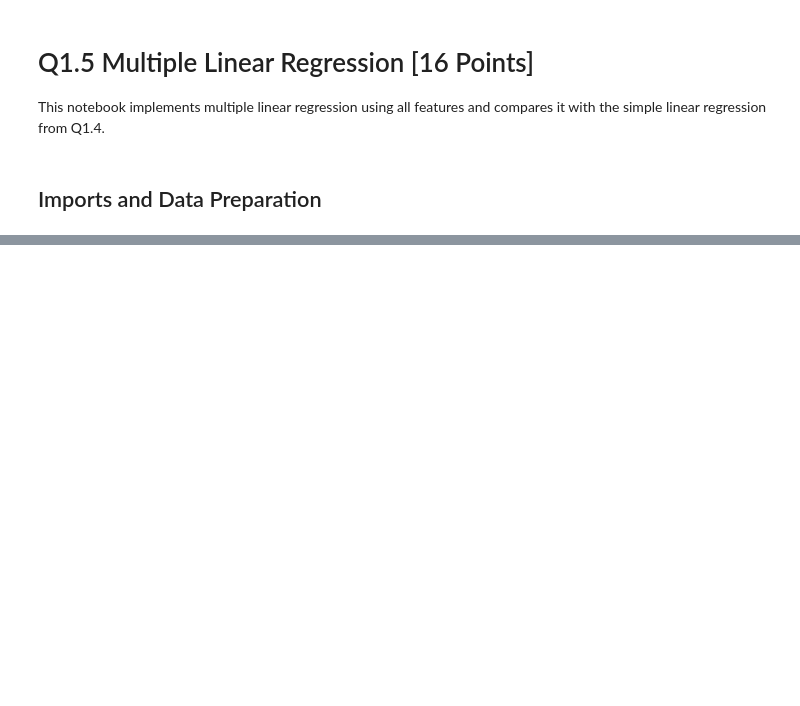
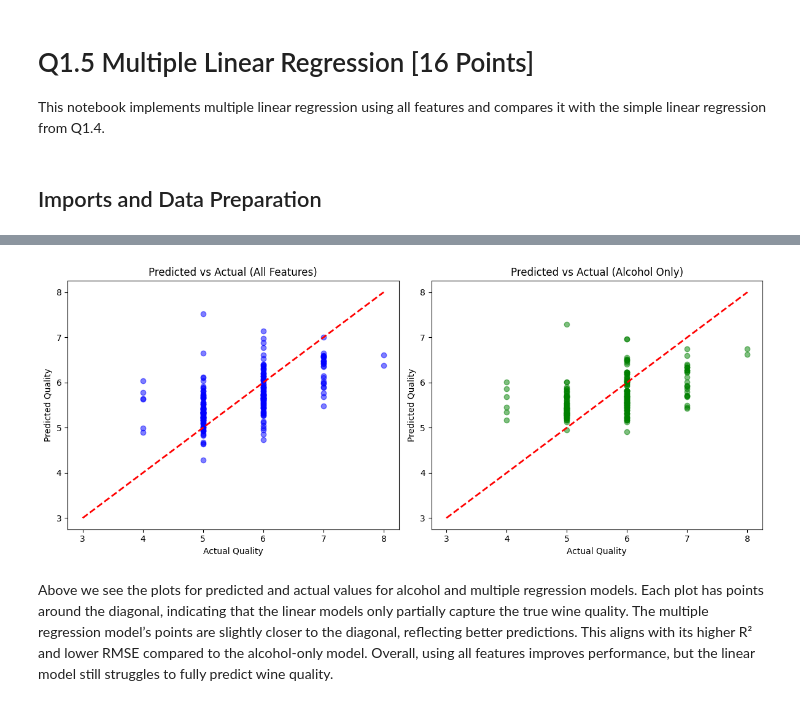
Before and after one commit to MustafaKess/IDATG2208-ML-assignment-1, a Jupyter notebook: exercise 1/Q1.5.ipynb, the cells around one changed output, grey strips where cells are left out. Saved outputs shown, nothing was run; the diff lists cells and outputs as text; code cells hidden in the pictures; blank space fills up the shorter version.

```diff
--- a/exercise 1/Q1.5.ipynb
+++ b/exercise 1/Q1.5.ipynb
@@ -646,0 +7,16 @@ Simple Linear Regression (Alcohol):
+# %%
+from sklearn.linear_model import SGDRegressor
+from sklearn.model_selection import train_test_split
+from sklearn.preprocessing import StandardScaler
+from sklearn.metrics import mean_squared_error, r2_score
+import pandas as pd
+import numpy as np
+
+
+# Load dataset
+df = pd.read_csv("WineQT.csv")
+
+# All features
+X_all = df.drop(columns=["quality"]).values
+X_alcohol = df[["alcohol"]].values
+y = df["quality"].values
@@ -646,0 +90,54 @@ Simple Linear Regression (Alcohol):
+# %%
+import matplotlib.pyplot as plt
+from sklearn.linear_model import SGDRegressor
+from sklearn.preprocessing import StandardScaler
+from sklearn.model_selection import train_test_split
+from sklearn.metrics import mean_squared_error, r2_score
+
+# Function to get predictions for a single split (80/20)
+def get_predictions(X, y, eta=0.01, max_iter=1000, random_state=42):
+    X_train, X_test, y_train, y_test = train_test_split(
+        X, y, test_size=0.2, shuffle=True, random_state=random_state
+    )
+
+    scaler = StandardScaler()
+    X_train_scaled = scaler.fit_transform(X_train)
+    X_test_scaled = scaler.transform(X_test)
+
+    sgd = SGDRegressor(max_iter=max_iter, tol=1e-3, eta0=eta, random_state=42)
+    sgd.fit(X_train_scaled, y_train)
+    y_pred = sgd.predict(X_test_scaled)
+
+    return y_test, y_pred
+
+# Get predictions for multiple features
+y_test_all, y_pred_all = get_predictions(X_all, y, random_state=42)
+
+# Get predictions for alcohol-only
+y_test_alc, y_pred_alc = get_predictions(X_alcohol, y, random_state=42)
+
+# Plot Predicted vs Actual
+plt.figure(figsize=(12, 5))
+
+# Multiple regression
+plt.subplot(1, 2, 1)
+plt.scatter(y_test_all, y_pred_all, alpha=0.5, color='blue')
+plt.plot([y.min(), y.max()], [y.min(), y.max()], 'r--', lw=2)
+plt.xlabel("Actual Quality")
+plt.ylabel("Predicted Quality")
+plt.title("Predicted vs Actual (All Features)")
+
+# Alcohol-only regression
+plt.subplot(1, 2, 2)
+plt.scatter(y_test_alc, y_pred_alc, alpha=0.5, color='green')
+plt.plot([y.min(), y.max()], [y.min(), y.max()], 'r--', lw=2)
+plt.xlabel("Actual Quality")
+plt.ylabel("Predicted Quality")
+plt.title("Predicted vs Actual (Alcohol Only)")
+
+plt.tight_layout()
+plt.show()
+# %% [output]
+[figure, added]
+# %% [markdown]
+Above we see the plots for predicted and actual values for alcohol and multiple regression models. Each plot has points around the diagonal, indicating that the linear models only partially capture the true wine quality. The multiple regression model’s points are slightly closer to the diagonal, reflecting better predictions. This aligns with its higher R² and lower RMSE compared to the alcohol-only model. Overall, using all features improves performance, but the linear model still struggles to fully predict wine quality.
```
Also changed, not shown: parts of 20 cells of this notebook.
